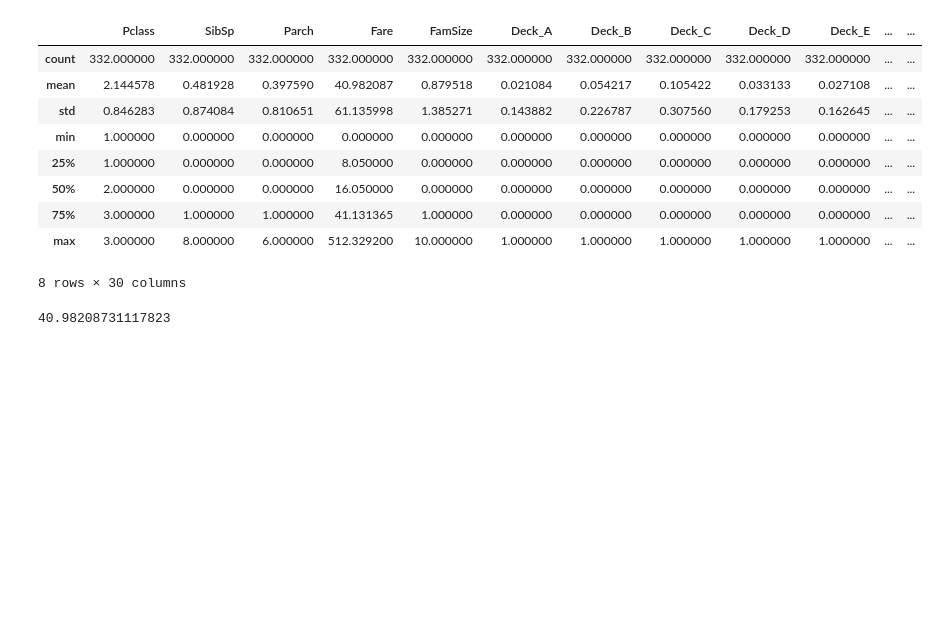
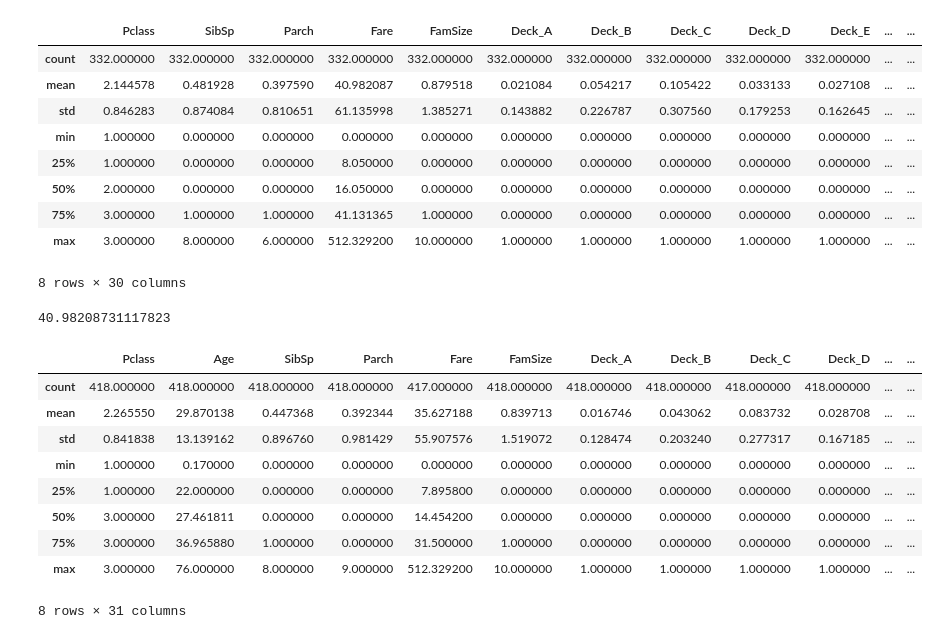
Before and after one commit to dvalp/coding-practice, a Jupyter notebook: kaggle/titanic/Titanic-Notebook.ipynb, the cells around one changed output. Saved outputs shown, nothing was run; the diff lists cells and outputs as text; code cells hidden in the pictures; blank space fills up the shorter version.

```diff
--- a/kaggle/titanic/Titanic-Notebook.ipynb
+++ b/kaggle/titanic/Titanic-Notebook.ipynb
@@ -363,3 +381,16 @@ X_train_age.describe()
 X_train_age['Fare'].mean()
 # %% [output]
 40.98208731117823
+# %%
+df.describe()
+# %% [output]
+|  | Pclass | Age | SibSp | Parch | Fare | FamSize | Deck_A | Deck_B | Deck_C | Deck_D | ... | ... |
+| count | 418.000000 | 418.000000 | 418.000000 | 418.000000 | 417.000000 | 418.000000 | 418.000000 | 418.000000 | 418.000000 | 418.000000 | ... | ... |
+| mean | 2.265550 | 29.870138 | 0.447368 | 0.392344 | 35.627188 | 0.839713 | 0.016746 | 0.043062 | 0.083732 | 0.028708 | ... | ... |
+| std | 0.841838 | 13.139162 | 0.896760 | 0.981429 | 55.907576 | 1.519072 | 0.128474 | 0.203240 | 0.277317 | 0.167185 | ... | ... |
+| min | 1.000000 | 0.170000 | 0.000000 | 0.000000 | 0.000000 | 0.000000 | 0.000000 | 0.000000 | 0.000000 | 0.000000 | ... | ... |
+| 25% | 1.000000 | 22.000000 | 0.000000 | 0.000000 | 7.895800 | 0.000000 | 0.000000 | 0.000000 | 0.000000 | 0.000000 | ... | ... |
+| 50% | 3.000000 | 27.461811 | 0.000000 | 0.000000 | 14.454200 | 0.000000 | 0.000000 | 0.000000 | 0.000000 | 0.000000 | ... | ... |
+| 75% | 3.000000 | 36.965880 | 1.000000 | 0.000000 | 31.500000 | 1.000000 | 0.000000 | 0.000000 | 0.000000 | 0.000000 | ... | ... |
+| max | 3.000000 | 76.000000 | 8.000000 | 9.000000 | 512.329200 | 10.000000 | 1.000000 | 1.000000 | 1.000000 | 1.000000 | ... | ... |
+8 rows × 31 columns
```
Also changed, not shown: parts of 3 cells of this notebook.
